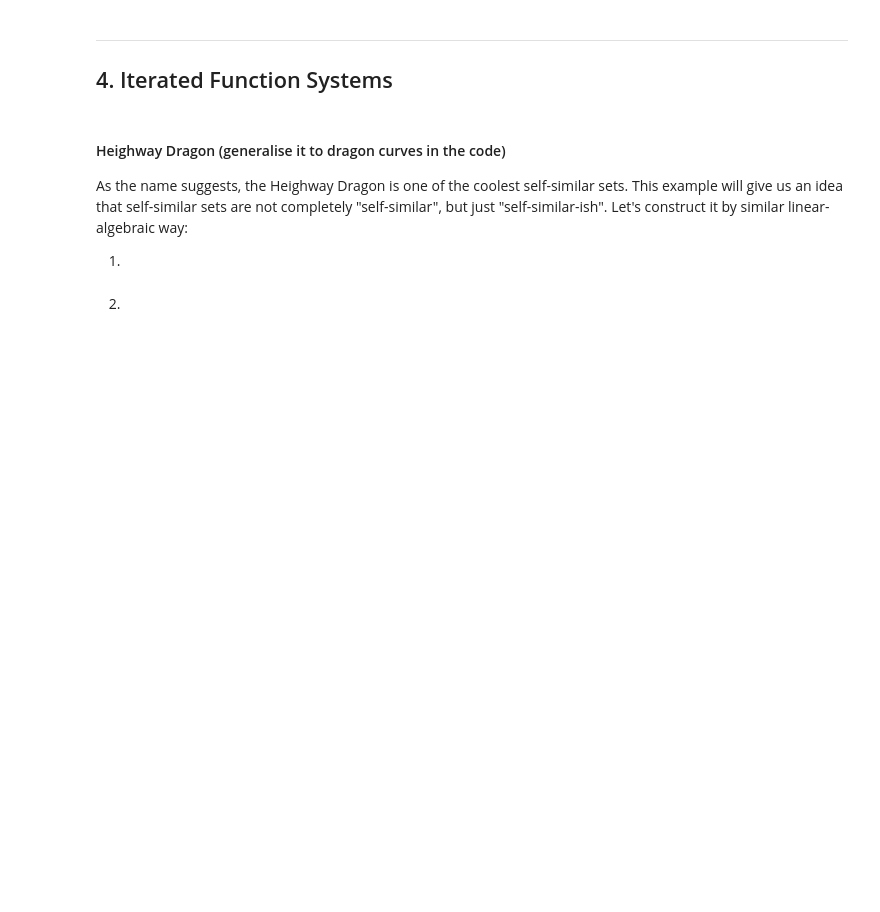
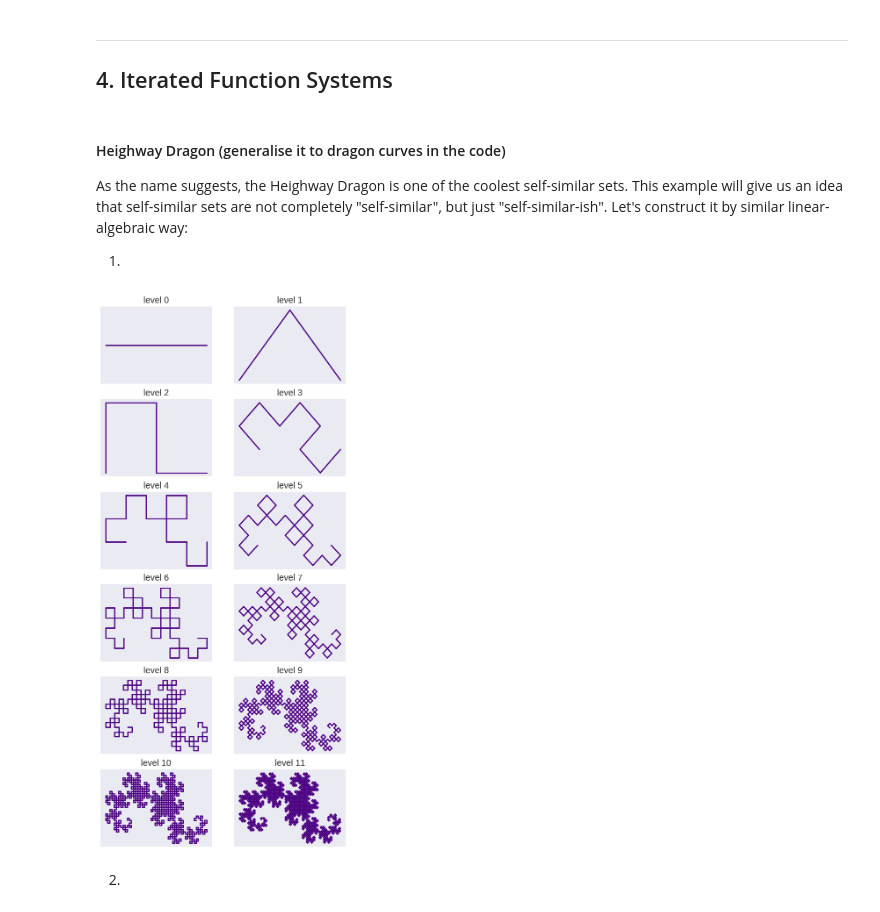
Before and after one commit to salimstnl/bme-fractal, a Jupyter notebook: main.ipynb, the cells around one changed output. Saved outputs shown, nothing was run; the diff lists cells and outputs as text; code cells hidden in the pictures; blank space fills up the shorter version.

```diff
--- a/main.ipynb
+++ b/main.ipynb
@@ -324,6 +326,60 @@ cplot(kch)
 As the name suggests, the Heighway Dragon is one of the coolest self-similar sets. This example will give us an idea that self-similar sets are not completely "self-similar", but just "self-similar-ish". Let's construct it by similar linear-algebraic way:
 
 1.
+# %%
+drgn = np.array([
+    [0, 1],
+    [0, 0]
+    ])
+
+
+def df1(cylinder):
+    x = cylinder[0]*1/2 - cylinder[1]*1/2
+    y = cylinder[0]*1/2 + cylinder[1]*1/2
+
+    return np.array([x, y])
+
+
+def df2(cylinder):
+    x = - cylinder[0]*1/2 - cylinder[1]*1/2 + 1
+    y = cylinder[0]*1/2 - cylinder[1]*1/2
+
+    return np.array([x, y])
+
+
+def dragon(base, n):
+    if n == 0:
+        return base
+
+    x = np.array([])
+    y = np.array([])
+
+    x = np.append(x, [df1(base)[0], df2(base)[0]])
+    y = np.append(y, [df1(base)[1], df2(base)[1]])
+
+    return dragon([x,y], n-1)
+
+
+def dplot(base, n=4):
+    plt.style.use('seaborn-dark')
+    plt.figure(figsize=[7.2, n*2.7])
+    for k in range(n):
+        fractal = dragon(base, k)
+        x = fractal[0]
+        y = fractal[1]
+
+        plt.subplot(n, 2, k+1)
+        plt.title(f"level {k}")
+        plt.xticks([])
+        plt.yticks([])
+        for i in range(0,len(x), 2):
+            plt.plot(x[i:i+2], y[i:i+2], "indigo")
+    plt.show()
+
+
+dplot(drgn, 12)
+# %% [output]
+[figure, added]
 # %% [markdown]
 2.
 # %% [markdown]
```
Also changed, not shown: parts of 1 cell of this notebook.
